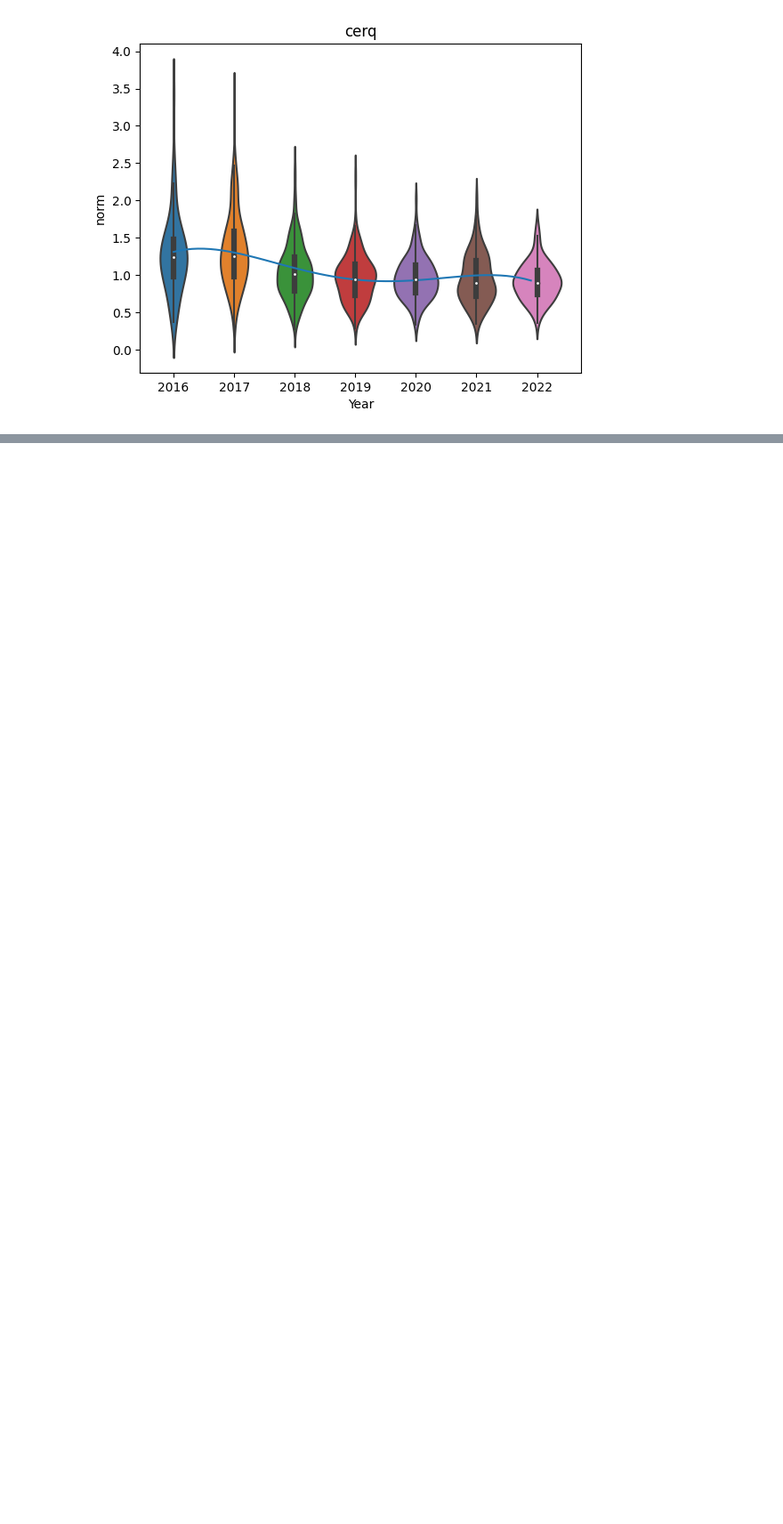
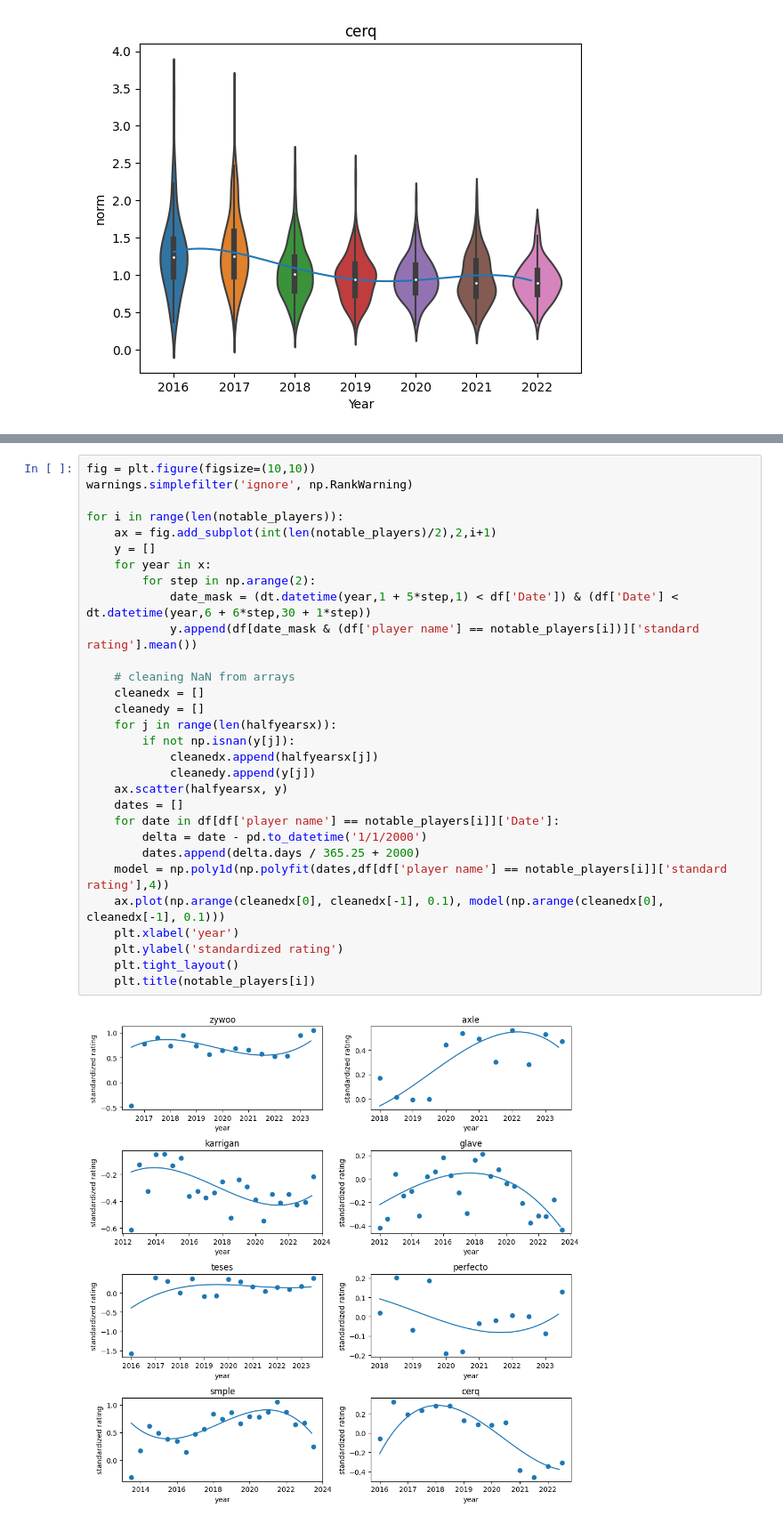
Before and after one commit to condulences/condulences.github.io, a Jupyter notebook: final_mark.ipynb, the cells around one changed output, grey strips where cells are left out. Shown at 89% size. Drawn from its saved outputs; the diff is of its cells as text; blank space fills up the shorter version.

```diff
--- a/final_mark.ipynb
+++ b/final_mark.ipynb
@@ -248,0 +494,32 @@ df.head()
+# %%
+fig = plt.figure(figsize=(10,10))
+warnings.simplefilter('ignore', np.RankWarning)
+
+for i in range(len(notable_players)):
+    ax = fig.add_subplot(int(len(notable_players)/2),2,i+1)
+    y = []
+    for year in x:
+        for step in np.arange(2):
+            date_mask = (dt.datetime(year,1 + 5*step,1) < df['Date']) & (df['Date'] < dt.datetime(year,6 + 6*step,30 + 1*step))
+            y.append(df[date_mask & (df['player name'] == notable_players[i])]['standard rating'].mean())
+
+    # cleaning NaN from arrays
+    cleanedx = []
+    cleanedy = []
+    for j in range(len(halfyearsx)):
+        if not np.isnan(y[j]):
+            cleanedx.append(halfyearsx[j])
+            cleanedy.append(y[j])
+    ax.scatter(halfyearsx, y)
+    dates = []
+    for date in df[df['player name'] == notable_players[i]]['Date']:
+        delta = date - pd.to_datetime('1/1/2000')
+        dates.append(delta.days / 365.25 + 2000)
+    model = np.poly1d(np.polyfit(dates,df[df['player name'] == notable_players[i]]['standard rating'],4))
+    ax.plot(np.arange(cleanedx[0], cleanedx[-1], 0.1), model(np.arange(cleanedx[0], cleanedx[-1], 0.1)))
+    plt.xlabel('year')
+    plt.ylabel('standardized rating')
+    plt.tight_layout()
+    plt.title(notable_players[i])
+# %% [output]
+[figure, added]
```
Also changed, not shown: parts of 47 cells of this notebook.
